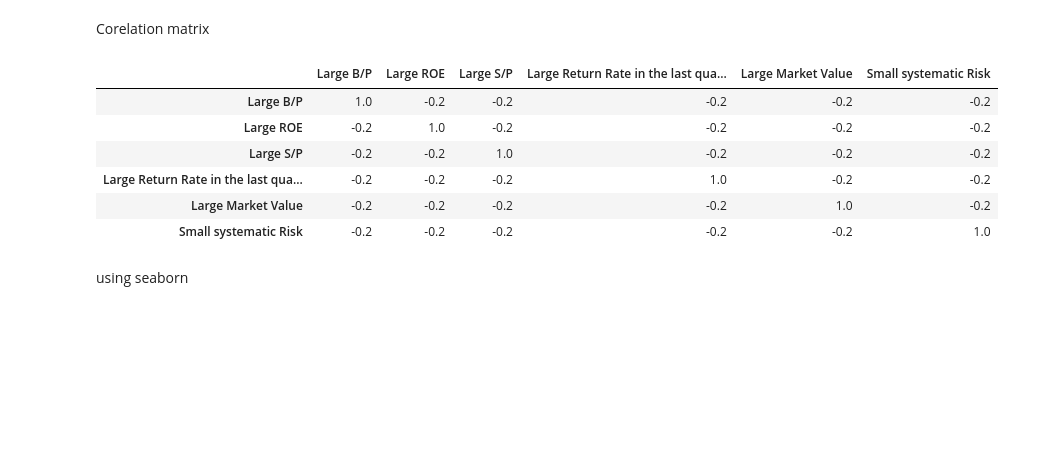
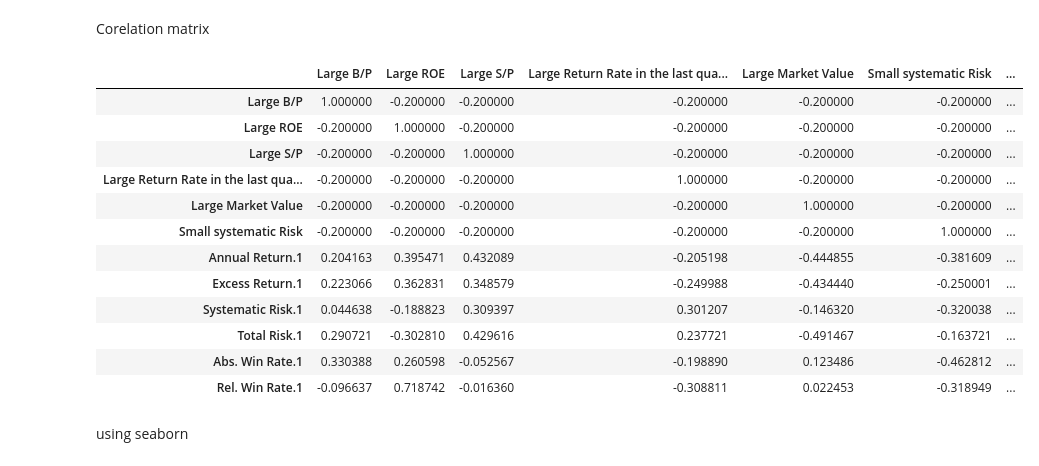
Before and after one commit to JaswanthKrishnaE/Stock-portfolio-analysis-using-multivariate-linear-regression, a Jupyter notebook: LinearRegression copy.ipynb, the cells around one changed output. Saved outputs shown, nothing was run; the diff lists cells and outputs as text; code cells hidden in the pictures; blank space fills up the shorter version.

```diff
--- a/LinearRegression copy.ipynb
+++ b/LinearRegression copy.ipynb
@@ -133,16 +133,22 @@ outputs_df = df_clean.iloc[:,-6:].copy()
 # %% [markdown]
 Corelation matrix
 # %%
-corr_matrix = weight_df.corr()
+corr_matrix = df_clean.corr()
 corr_matrix
 # %% [output]
-|  | Large B/P | Large ROE | Large S/P | Large Return Rate in the last qua... | Large Market Value | Small systematic Risk |
-| Large B/P | 1.0 | -0.2 | -0.2 | -0.2 | -0.2 | -0.2 |
-| Large ROE | -0.2 | 1.0 | -0.2 | -0.2 | -0.2 | -0.2 |
-| Large S/P | -0.2 | -0.2 | 1.0 | -0.2 | -0.2 | -0.2 |
-| Large Return Rate in the last qua... | -0.2 | -0.2 | -0.2 | 1.0 | -0.2 | -0.2 |
-| Large Market Value | -0.2 | -0.2 | -0.2 | -0.2 | 1.0 | -0.2 |
-| Small systematic Risk | -0.2 | -0.2 | -0.2 | -0.2 | -0.2 | 1.0 |
+|  | Large B/P | Large ROE | Large S/P | Large Return Rate in the last qua... | Large Market Value | Small systematic Risk | ... |
+| Large B/P | 1.000000 | -0.200000 | -0.200000 | -0.200000 | -0.200000 | -0.200000 | ... |
+| Large ROE | -0.200000 | 1.000000 | -0.200000 | -0.200000 | -0.200000 | -0.200000 | ... |
+| Large S/P | -0.200000 | -0.200000 | 1.000000 | -0.200000 | -0.200000 | -0.200000 | ... |
+| Large Return Rate in the last qua... | -0.200000 | -0.200000 | -0.200000 | 1.000000 | -0.200000 | -0.200000 | ... |
+| Large Market Value | -0.200000 | -0.200000 | -0.200000 | -0.200000 | 1.000000 | -0.200000 | ... |
+| Small systematic Risk | -0.200000 | -0.200000 | -0.200000 | -0.200000 | -0.200000 | 1.000000 | ... |
+| Annual Return.1 | 0.204163 | 0.395471 | 0.432089 | -0.205198 | -0.444855 | -0.381609 | ... |
+| Excess Return.1 | 0.223066 | 0.362831 | 0.348579 | -0.249988 | -0.434440 | -0.250001 | ... |
+| Systematic Risk.1 | 0.044638 | -0.188823 | 0.309397 | 0.301207 | -0.146320 | -0.320038 | ... |
+| Total Risk.1 | 0.290721 | -0.302810 | 0.429616 | 0.237721 | -0.491467 | -0.163721 | ... |
+| Abs. Win Rate.1 | 0.330388 | 0.260598 | -0.052567 | -0.198890 | 0.123486 | -0.462812 | ... |
+| Rel. Win Rate.1 | -0.096637 | 0.718742 | -0.016360 | -0.308811 | 0.022453 | -0.318949 | ... |
 # %% [markdown]
 using seaborn
 # %%
```
Also changed, not shown: parts of 1 cell of this notebook, 1 other file.
